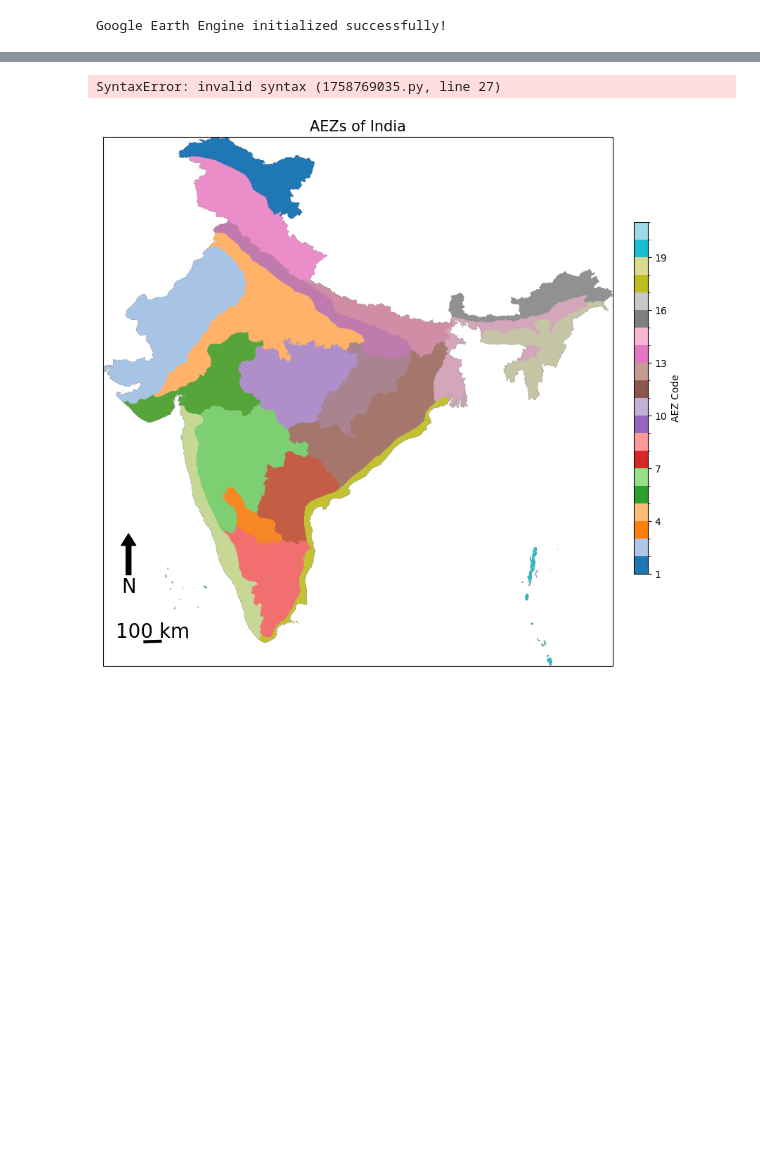
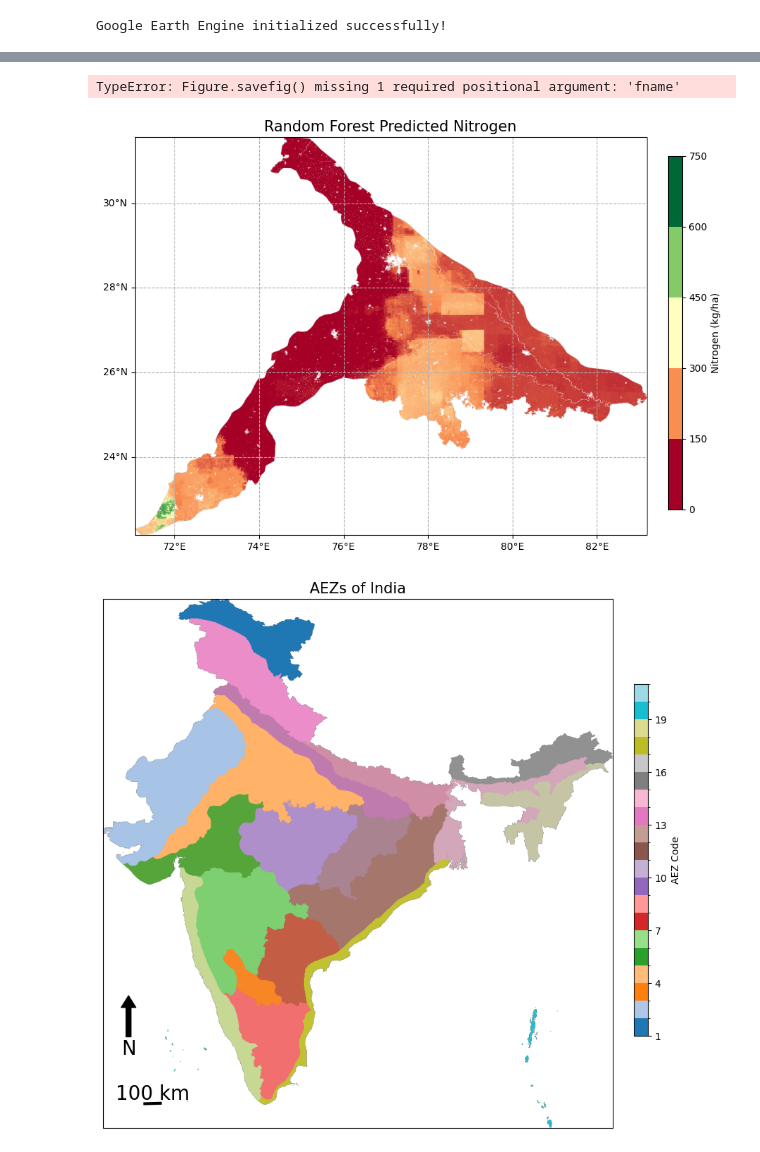
Before and after one commit to Aakash3101/shc-code, a Jupyter notebook: 8_predict_and_generate.ipynb, the cells around one changed output, grey strips where cells are left out. Drawn from its saved outputs; the diff is of its cells as text; code cells hidden in the pictures; blank space fills up the shorter version.

```diff
--- a/8_predict_and_generate.ipynb
+++ b/8_predict_and_generate.ipynb
@@ -26,8 +26,8 @@ Google Earth Engine initialized successfully!
 # %%
 INPUT_FOLDER = "./rfr_joblib"
 OUTPUT_FOLDER = "./rfr_csv"
-AEZ = 2
-date = "2025-06-27"
+AEZ = 15
+date = "2025-06-29"
 PRED_VARIABLE = "N"
 PLOTS_DIR = "./plots"
 PLOT_SAVE_PATH = os.path.join(os.path.join(PLOTS_DIR, f"AEZ_{AEZ}"), PRED_VARIABLE)
@@ -332,42 +332,43 @@ vis = {
     "max": 750,
     'palette' : colormaps.get_palette("RdYlGn", n_class=5),
 }
 
 fig = plt.figure(figsize=(10, 10))
 
 bbox = list(geemap.get_bounds(roi.getInfo()))
 
 # E, S, W, N
 region = [bbox[2], bbox[1], bbox[0], bbox[3]]
 
 # use cartoee to get a map
 ax = cartoee.get_map(classified, region=region, vis_params=vis)
 
 # print(ax, type(ax))
 
 # add a colorbar to the map using the visualization params we passed to the map
 cartoee.add_colorbar(
     ax, vis, loc="right", label="Nitrogen (kg/ha)", orientation="vertical", discrete=True
 )
 
 # add gridlines to the map at a specified interval
 cartoee.add_gridlines(ax, interval=[2, 2], linestyle="--")
 
-# add north arrow
-cartoee.add_north_arrow(
-    ax, text="N", xy=(0.85, 0.25), text_color="black", arrow_color="black", fontsize=20
-)
+# # add north arrow
+# cartoee.add_north_arrow(
+#     ax, text="N", xy=(0.85, 0.25), text_color="black", arrow_color="black", fontsize=20
+# )
 
-# add scale bar
-cartoee.add_scale_bar_lite(
-    ax, length=100, xy=(0.9, 0.05), fontsize=20, color="black", unit="km"
-)
+# # add scale bar
+# cartoee.add_scale_bar_lite(
+#     ax, length=100, xy=(0.9, 0.05), fontsize=20, color="black", unit="km"
+# )
 
 ax.set_title(label="Random Forest Predicted Nitrogen", fontsize=15)
 plt.savefig()
 plt.show()
 # %% [output]
-SyntaxError: invalid syntax (1758769035.py, line 27)
+TypeError: Figure.savefig() missing 1 required positional argument: 'fname'
+[figure, added]
 # %%
 vis = {
     "min": 1,
```
Also changed, not shown: parts of 4 cells of this notebook, 43 other files.
